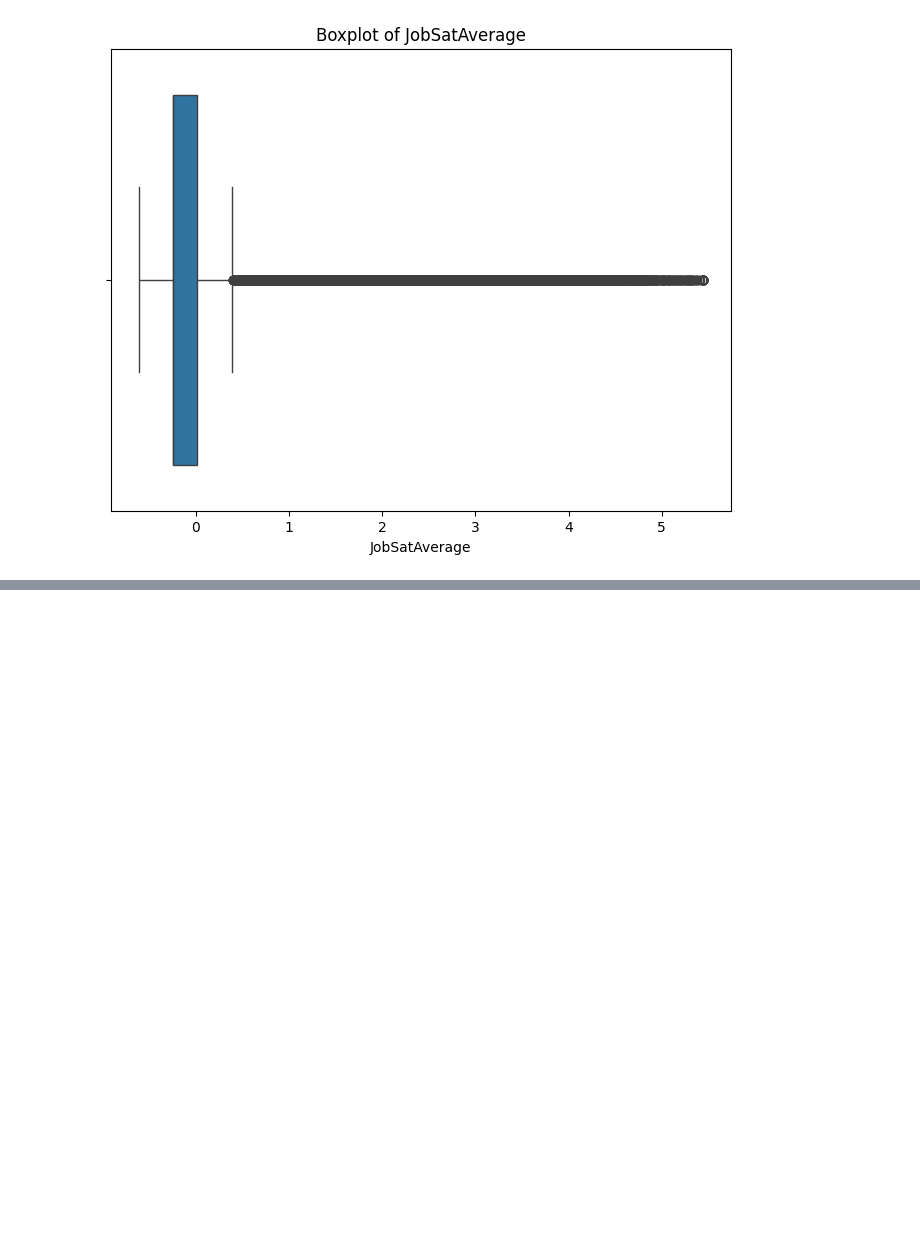
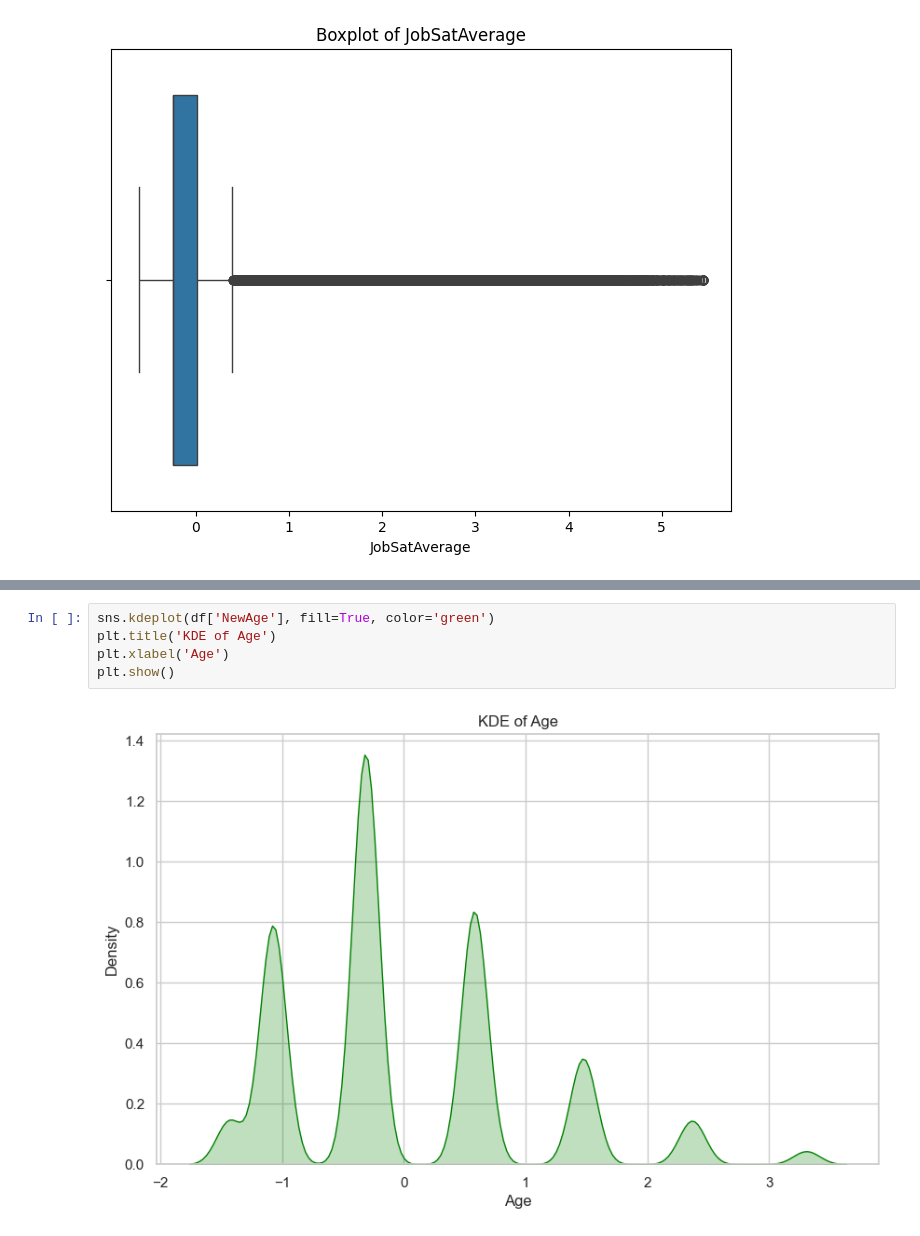
Before and after one commit to MoetezAbbassi/Python-Projects, a Jupyter notebook: IBM Data Analytics mini-projects/IBM Capstone Project/ibm.ipynb, the cells around one changed output, grey strips where cells are left out. Saved outputs shown, nothing was run; the diff lists cells and outputs as text; blank space fills up the shorter version.

```diff
--- a/IBM Data Analytics mini-projects/IBM Capstone Project/ibm.ipynb
+++ b/IBM Data Analytics mini-projects/IBM Capstone Project/ibm.ipynb
@@ -439,0 +450,7 @@ plt.show()
+# %%
+sns.kdeplot(df['NewAge'], fill=True, color='green')
+plt.title('KDE of Age')
+plt.xlabel('Age')
+plt.show()
+# %% [output]
+[figure, added]
```
Also changed, not shown: parts of 10 cells of this notebook.
